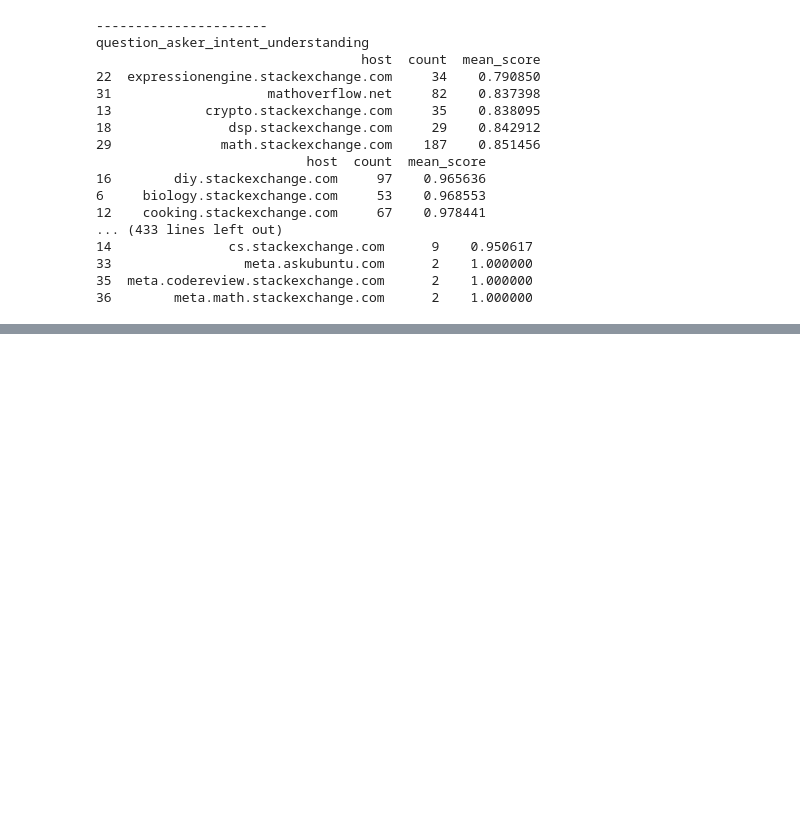
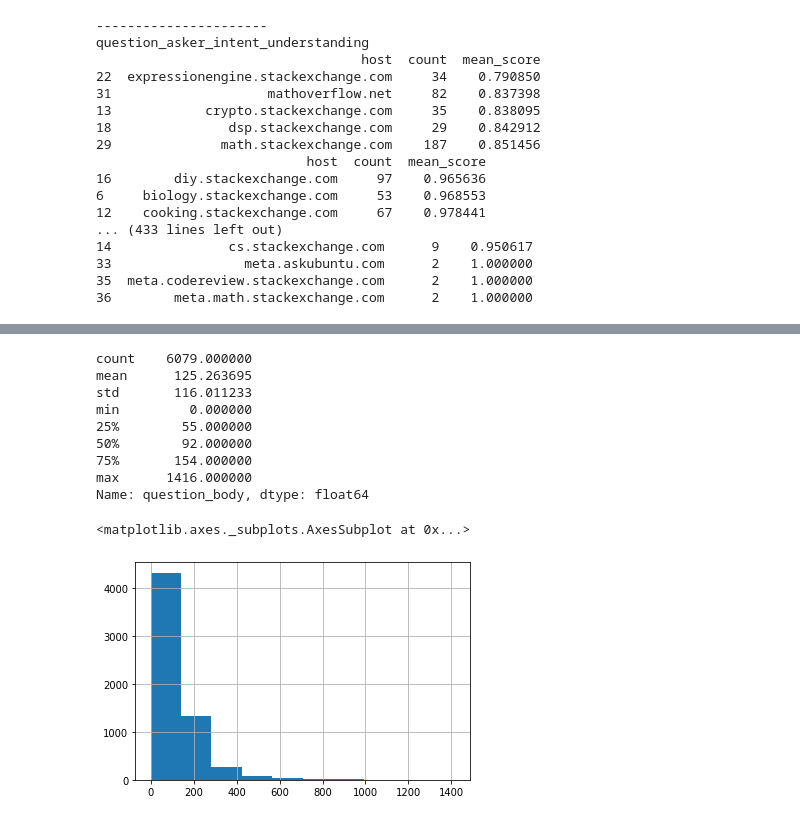
Before and after one commit to JoshVarty/GoogleQALabeling, a Jupyter notebook: 00_ExploratoryDataAnalysis.ipynb, the cells around one changed output, grey strips where cells are left out. Saved outputs shown, nothing was run; the diff lists cells and outputs as text; code cells hidden in the pictures; blank space fills up the shorter version.

```diff
--- a/00_ExploratoryDataAnalysis.ipynb
+++ b/00_ExploratoryDataAnalysis.ipynb
@@ -256,0 +279,16 @@ question_asker_intent_understanding
+# %%
+# Question Body
+print(num_words_question.describe())
+num_words_question.hist()
+# %% [output]
+count    6079.000000
+mean      125.263695
+std       116.011233
+min         0.000000
+25%        55.000000
+50%        92.000000
+75%       154.000000
+max      1416.000000
+Name: question_body, dtype: float64
+<matplotlib.axes._subplots.AxesSubplot at 0x...>
+[figure, added]
```
Also changed, not shown: parts of 6 cells of this notebook.
